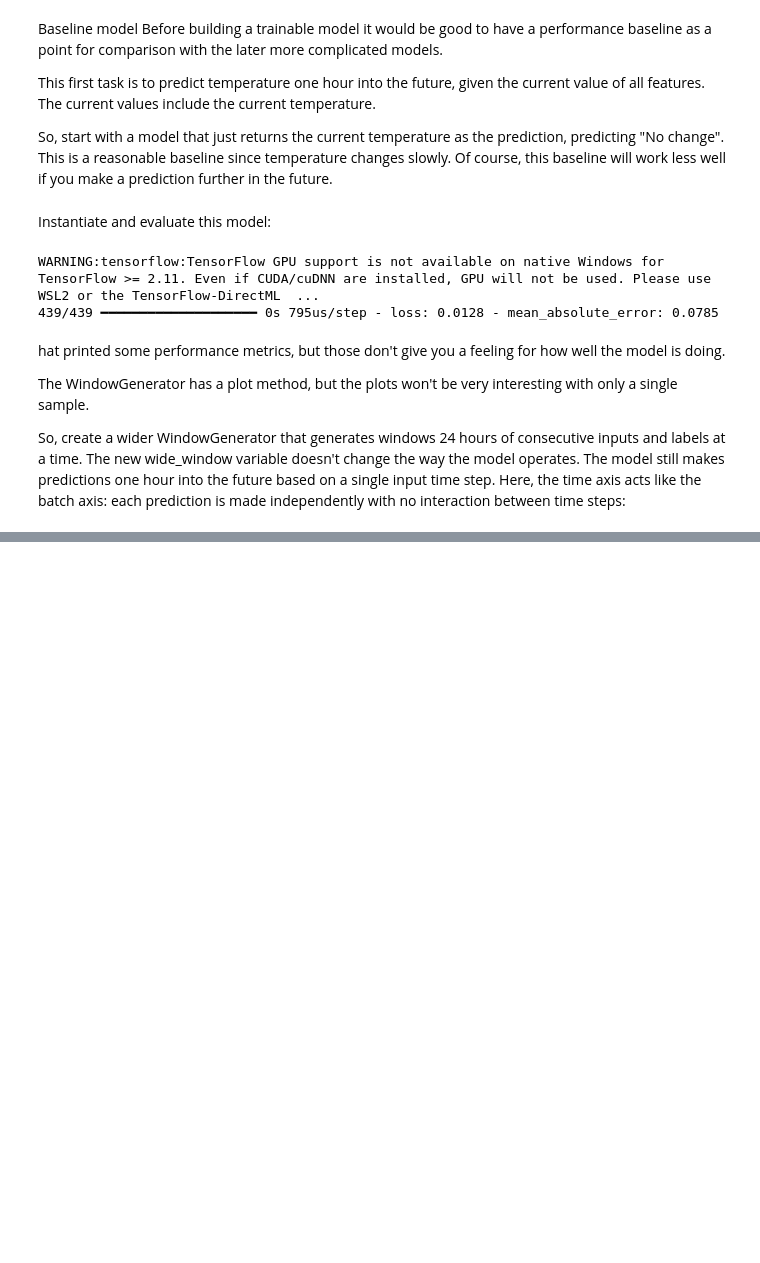
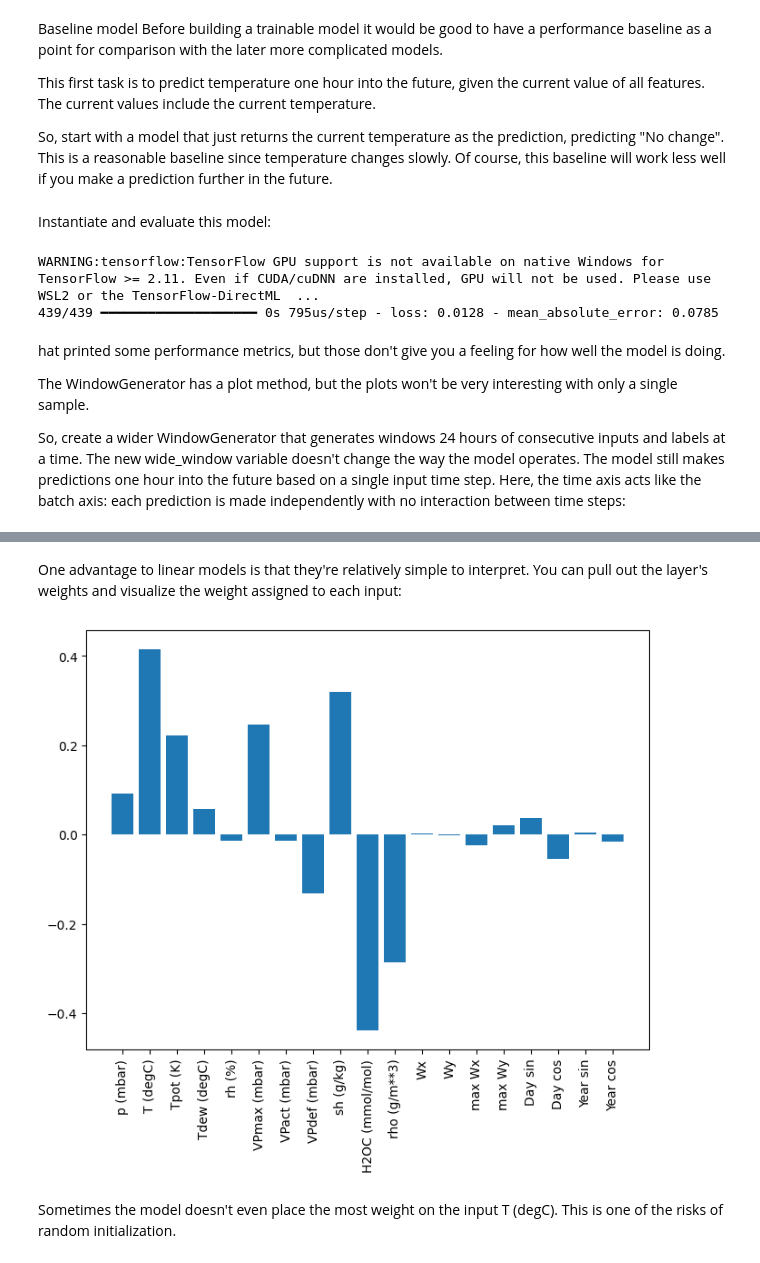
Before and after one commit to Amen1Ftirich/wheather-LLM-model-correlation-analysis, a Jupyter notebook: main_model.ipynb, the cells around one changed output, grey strips where cells are left out. Cells and saved outputs as stored; diff of their text form; code cells hidden in the pictures; blank space fills up the shorter version.

```diff
--- a/main_model.ipynb
+++ b/main_model.ipynb
@@ -532,0 +637,12 @@ So, create a wider WindowGenerator that generates windows 24 hours of consecutiv
+# %% [markdown]
+One advantage to linear models is that they're relatively simple to interpret. You can pull out the layer's weights and visualize the weight assigned to each input:
+# %%
+plt.bar(x = range(len(train_df.columns)),
+        height=linear.layers[0].kernel[:,0].numpy())
+axis = plt.gca()
+axis.set_xticks(range(len(train_df.columns)))
+_ = axis.set_xticklabels(train_df.columns, rotation=90)
+# %% [output]
+[figure, added]
+# %% [markdown]
+Sometimes the model doesn't even place the most weight on the input T (degC). This is one of the risks of random initialization.
```
Also changed, not shown: parts of 17 cells of this notebook.
